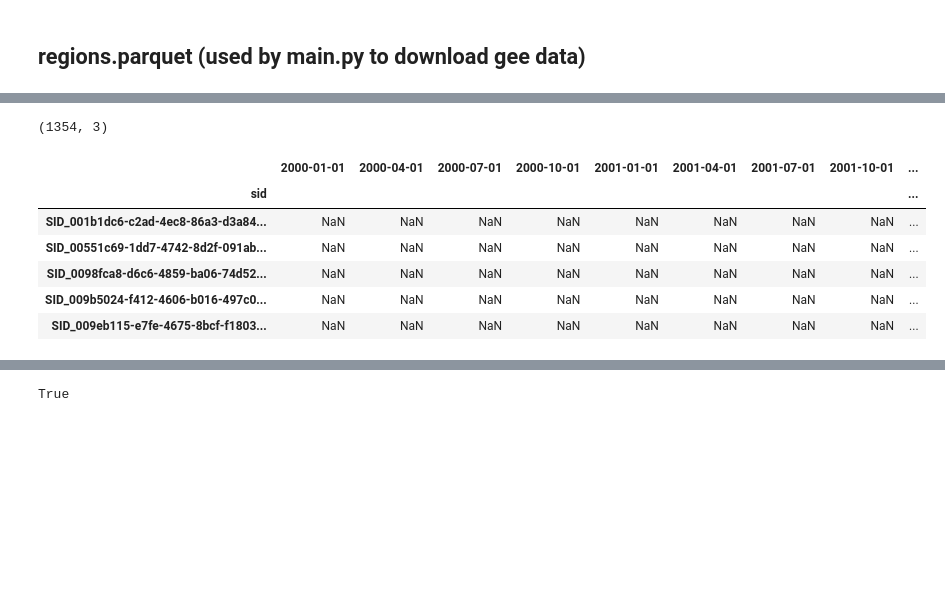
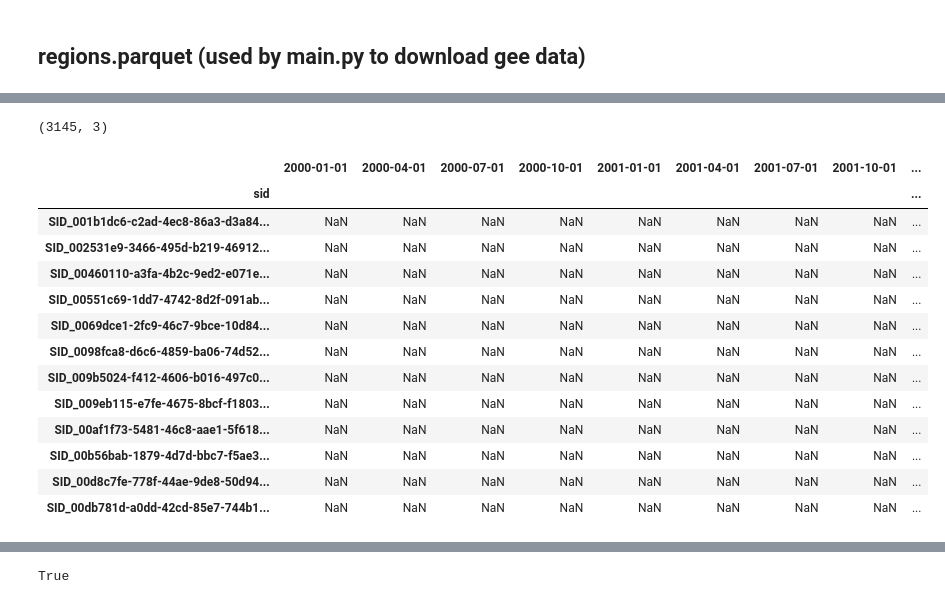
Before and after one commit to Leon1799/Research-Practice, a Jupyter notebook: Scripts/Labels/siteselection and data viz.ipynb, the cells around one changed output, grey strips where cells are left out. Saved outputs shown, nothing was run; the diff lists cells and outputs as text; code cells hidden in the pictures; blank space fills up the shorter version.

```diff
--- a/Scripts/Labels/siteselection and data viz.ipynb
+++ b/Scripts/Labels/siteselection and data viz.ipynb
@@ -13,6 +13,7 @@ import pandas as pd
 N_SITES = "all"
 REGION = "Indo-Pacific"
 SEVERE_BLEACHING_THRESHOLD = 0
+MIN_LABEL_QUARTERS = 0 #test if better results if very dominant 1 labeled quarter sites are excluded
 START_QUARTER = "2000-01-01"#change both dates!!!!!!!!!!!!!!!!!!!!
 END_QUARTER = "2024-04-01"
 SEGMENT_COLUMNS = ["s1 (0-20m)", "s2 (25-45m)", "s3 (50-70m)", "s4 (75-95m)"]
@@ -205,19 +222,26 @@ regions.head()
 # %%
 regions.shape
 # %% [output]
-(1354, 3)
+(3145, 3)
 # %%
 selected_labels_long = labels_long[labels_long["site_id"].isin(selected_site_ids)].copy()
 selected_labels_long["sid"] = "SID_" + selected_labels_long["site_id"].astype(str) # SID_x like in exisiting scripts
 labels = selected_labels_long.pivot(index="sid", columns="quarter", values="bleaching_percent").reindex(columns=time_index)
 labels = labels.reindex(index=["SID_" + str(site_id) for site_id in selected_site_ids]) #order
 labels.to_parquet(r"C:\Users\ohlle\OneDrive\Dokumente\TUM\Master\Research Practice\Scripts\Labels\labels.parquet")
-labels.head() # NaN's for quarters without survey data->ignored in train.py
+labels.head(12) # NaN's for quarters without survey data->ignored in train.py
 # %% [output]
 |  | 2000-01-01 | 2000-04-01 | 2000-07-01 | 2000-10-01 | 2001-01-01 | 2001-04-01 | 2001-07-01 | 2001-10-01 | ... |
 | sid |  |  |  |  |  |  |  |  | ... |
 | SID_001b1dc6-c2ad-4ec8-86a3-d3a84... | NaN | NaN | NaN | NaN | NaN | NaN | NaN | NaN | ... |
+| SID_002531e9-3466-495d-b219-46912... | NaN | NaN | NaN | NaN | NaN | NaN | NaN | NaN | ... |
+| SID_00460110-a3fa-4b2c-9ed2-e071e... | NaN | NaN | NaN | NaN | NaN | NaN | NaN | NaN | ... |
 | SID_00551c69-1dd7-4742-8d2f-091ab... | NaN | NaN | NaN | NaN | NaN | NaN | NaN | NaN | ... |
+| SID_0069dce1-2fc9-46c7-9bce-10d84... | NaN | NaN | NaN | NaN | NaN | NaN | NaN | NaN | ... |
 | SID_0098fca8-d6c6-4859-ba06-74d52... | NaN | NaN | NaN | NaN | NaN | NaN | NaN | NaN | ... |
 | SID_009b5024-f412-4606-b016-497c0... | NaN | NaN | NaN | NaN | NaN | NaN | NaN | NaN | ... |
 | SID_009eb115-e7fe-4675-8bcf-f1803... | NaN | NaN | NaN | NaN | NaN | NaN | NaN | NaN | ... |
+| SID_00af1f73-5481-46c8-aae1-5f618... | NaN | NaN | NaN | NaN | NaN | NaN | NaN | NaN | ... |
+| SID_00b56bab-1879-4d7d-bbc7-f5ae3... | NaN | NaN | NaN | NaN | NaN | NaN | NaN | NaN | ... |
+| SID_00d8c7fe-778f-44ae-9de8-50d94... | NaN | NaN | NaN | NaN | NaN | NaN | NaN | NaN | ... |
+| SID_00db781d-a0dd-42cd-85e7-744b1... | NaN | NaN | NaN | NaN | NaN | NaN | NaN | NaN | ... |
```
Also changed, not shown: parts of 19 cells of this notebook, 7 other files.
